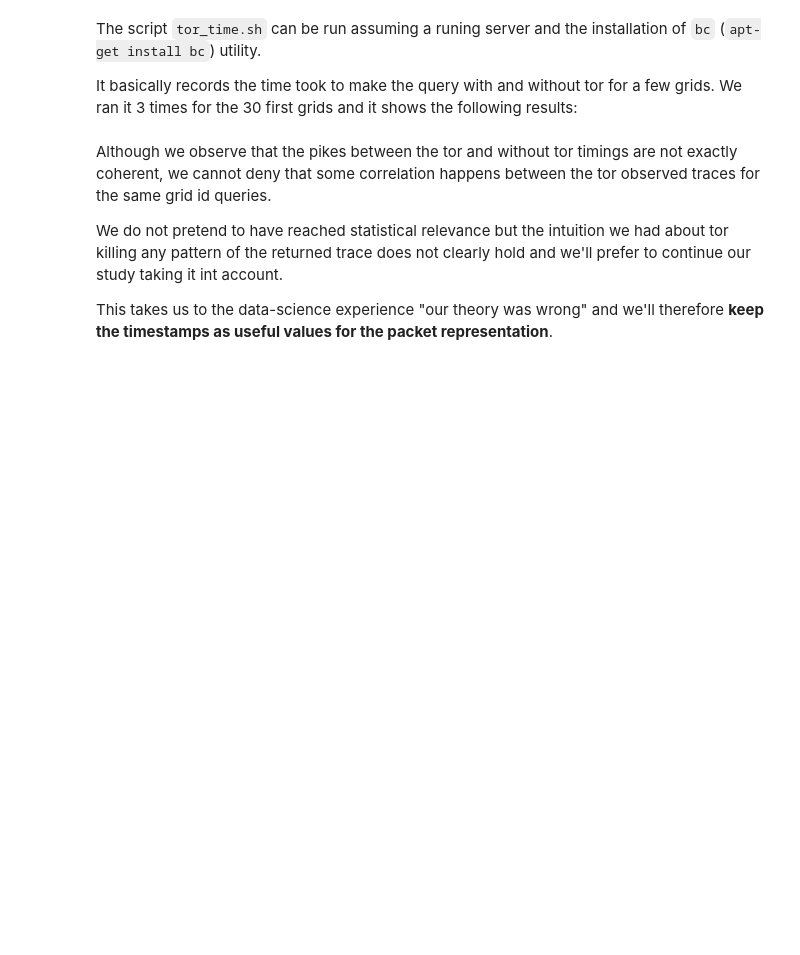
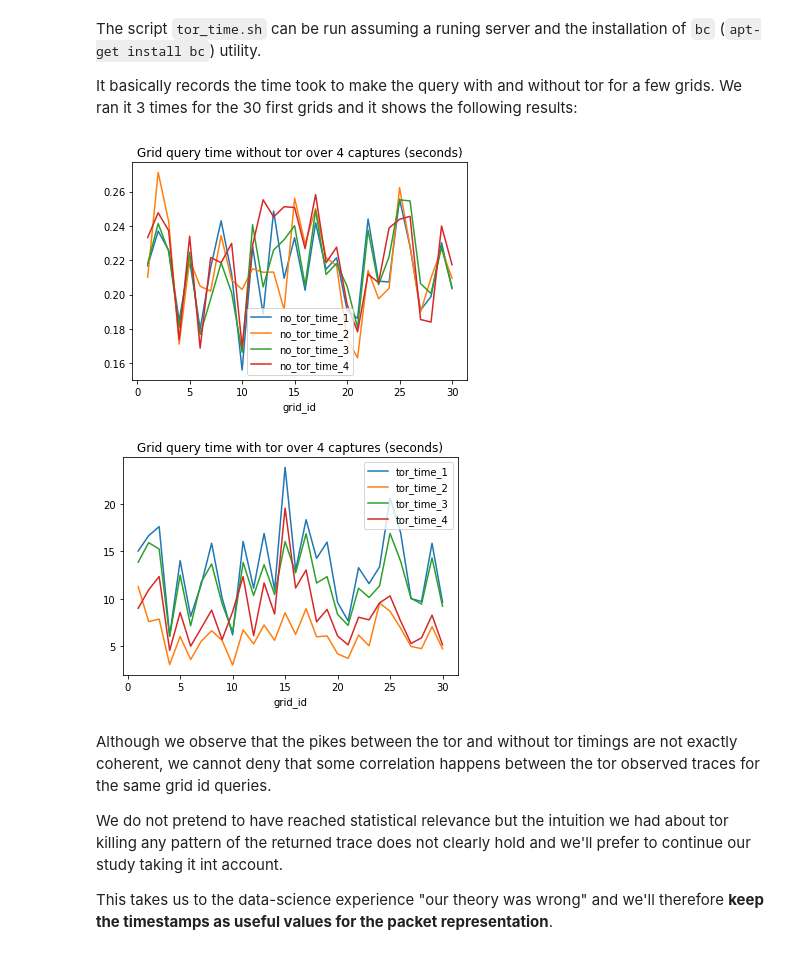
Before and after one commit to Robb-Fr/Secretstroll-BeepBoop, a Jupyter notebook: secretstroll/trace_data_extraction/trace_data_extraction.ipynb, the cells around one changed output. Saved outputs shown, nothing was run; the diff lists cells and outputs as text; code cells hidden in the pictures; blank space fills up the shorter version.

```diff
--- a/secretstroll/trace_data_extraction/trace_data_extraction.ipynb
+++ b/secretstroll/trace_data_extraction/trace_data_extraction.ipynb
@@ -58,37 +58,40 @@ def from_file_to_data(is_with_tor: bool) -> List[Tuple[int, float]]:
 no_tor_times = from_file_to_data(False)
 tor_times = from_file_to_data(True)
 assert all(len(times) == 30 for times in no_tor_times) and all(
     len(times) == 30 for times in tor_times
 )
 data = {
     "grid_id": list(map(lambda t: t[0], no_tor_times[0])),
     "no_tor_time_1": list(map(lambda t: t[1], no_tor_times[0])),
     "tor_time_1": list(map(lambda t: t[1], tor_times[0])),
     "no_tor_time_2": list(map(lambda t: t[1], no_tor_times[1])),
     "tor_time_2": list(map(lambda t: t[1], tor_times[1])),
     "no_tor_time_3": list(map(lambda t: t[1], no_tor_times[2])),
     "tor_time_3": list(map(lambda t: t[1], tor_times[2])),
     "no_tor_time_4": list(map(lambda t: t[1], no_tor_times[3])),
     "tor_time_4": list(map(lambda t: t[1], tor_times[3])),
 }
 times = pd.DataFrame(data)
 # Get current axis
 times.plot(
     x="grid_id",
     y=["no_tor_time_1", "no_tor_time_2", "no_tor_time_3", "no_tor_time_4"],
-    title="Grid query time without tor over 3 captures (seconds)",
-    figsize=(11, 4),
+    title="Grid query time without tor over 4 captures (seconds)",
+    #figsize=(11, 4),
     kind="line",
 )
 plt.show()
 times.plot(
     x="grid_id",
     y=["tor_time_1", "tor_time_2", "tor_time_3", "tor_time_4"],
-    title="Grid query time with tor over 3 captures (seconds)",
-    figsize=(11, 4),
+    title="Grid query time with tor over 4 captures (seconds)",
+    #figsize=(11, 4),
     kind="line",
 )
 plt.show()
+# %% [output]
+[figure, added]
+[figure, added]
 # %% [markdown]
 Although we observe that the pikes between the tor and without tor timings are not exactly coherent, we cannot deny that some correlation happens between the tor observed traces for the same grid id queries.
 
```
Also changed, not shown: parts of 16 cells of this notebook.
